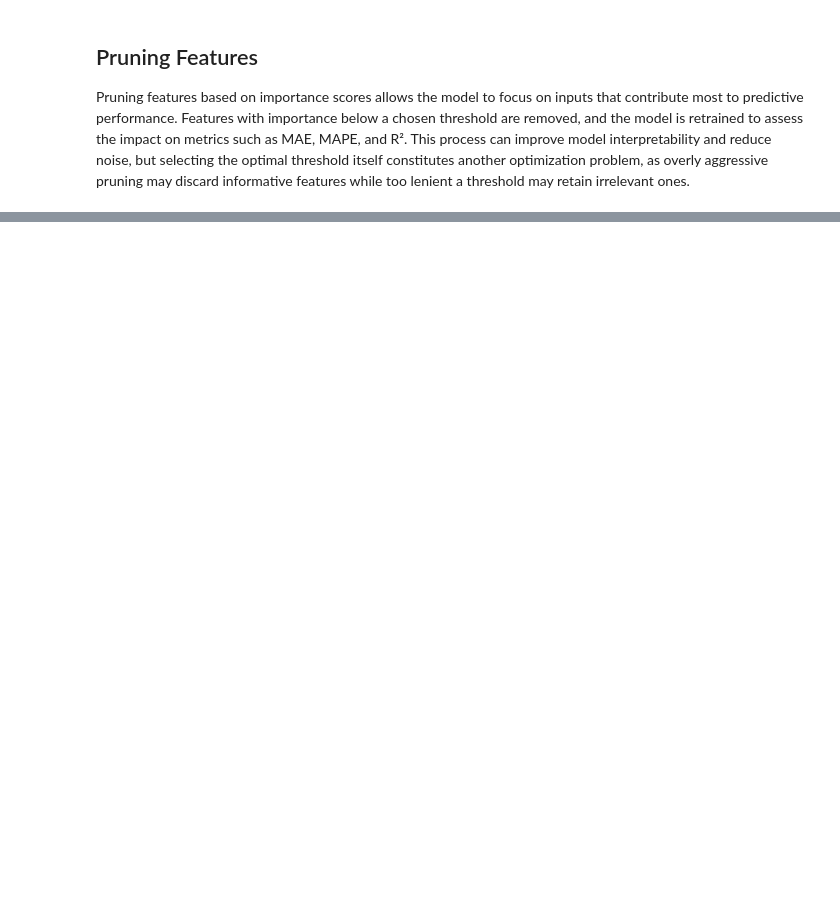
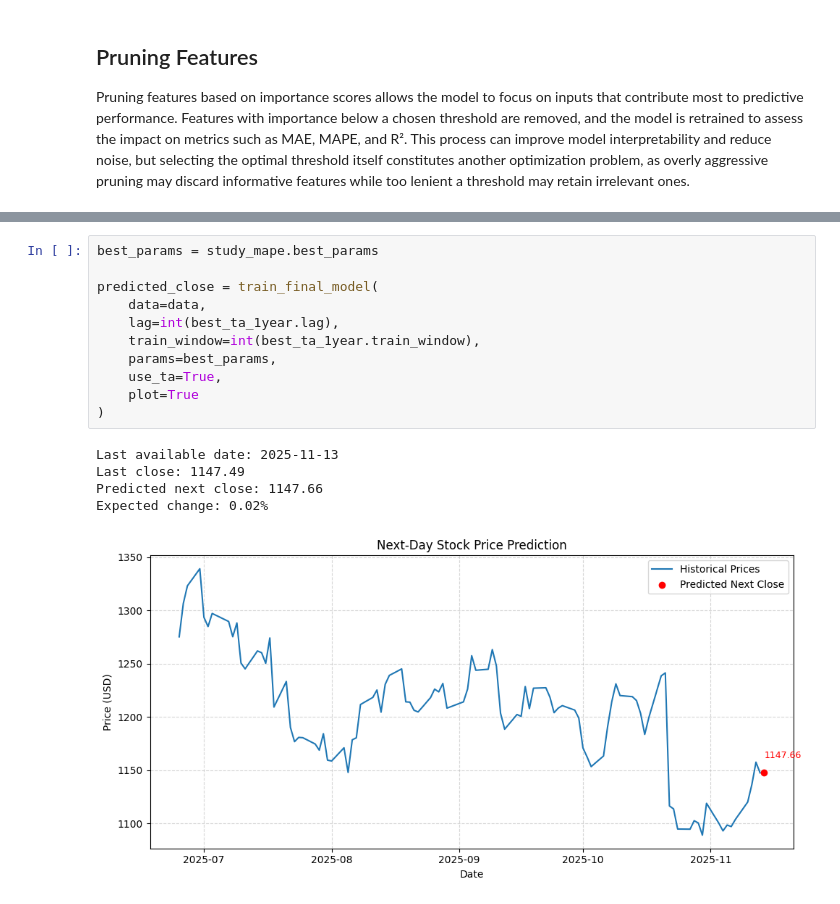
Before and after one commit to ruokokoski/predistocks, a Jupyter notebook: stock_predictor.ipynb, the cells around one changed output, grey strips where cells are left out. Saved outputs shown, nothing was run; the diff lists cells and outputs as text; blank space fills up the shorter version.

Commit message:
Final model training

```diff
--- a/stock_predictor.ipynb
+++ b/stock_predictor.ipynb
@@ -1040,0 +1033,17 @@ NFLX
+# %%
+best_params = study_mape.best_params
+
+predicted_close = train_final_model(
+    data=data,
+    lag=int(best_ta_1year.lag),
+    train_window=int(best_ta_1year.train_window),
+    params=best_params,
+    use_ta=True,
+    plot=True
+)
+# %% [output]
+Last available date: 2025-11-13
+Last close: 1147.49
+Predicted next close: 1147.66
+Expected change: 0.02%
+[figure, added]
```
Also changed, not shown: parts of 20 cells of this notebook.
